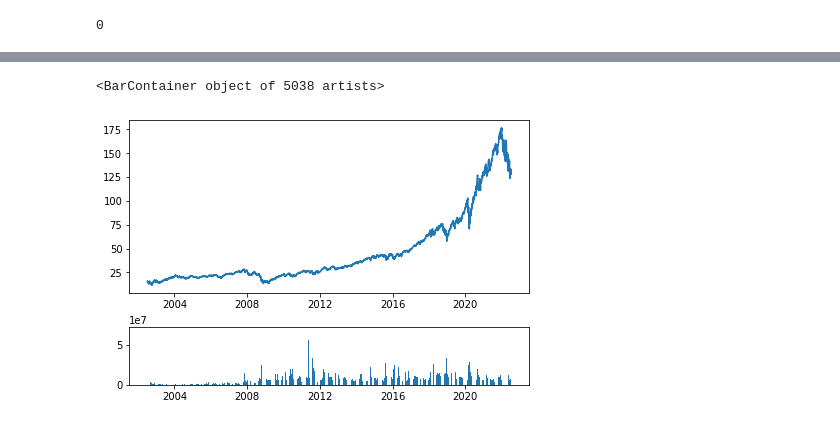
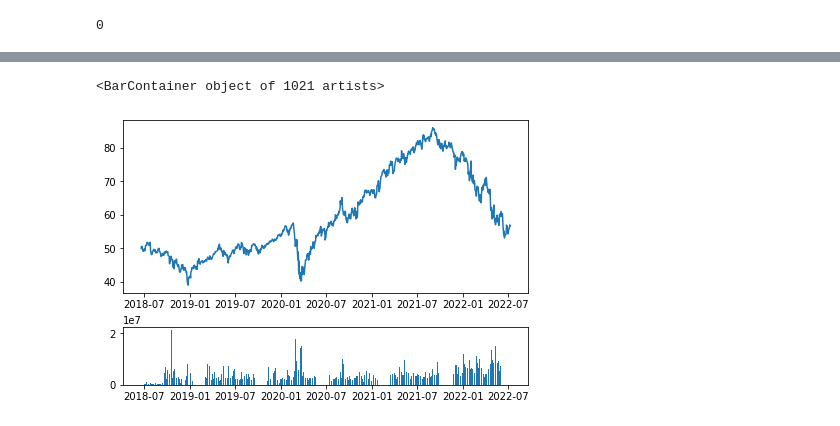
Before and after one commit to CodeCerebro/tpa, a Jupyter notebook: tda.ipynb, the cells around one changed output, grey strips where cells are left out. Cells and saved outputs as stored; diff of their text form; code cells hidden in the pictures.

```diff
--- a/tda.ipynb
+++ b/tda.ipynb
@@ -30,7 +30,7 @@ payload = {'apikey': api_key,
 def historicalPrice(symbols):
     if isinstance(symbols, dict):
         price = {}
-        for symbol in symbols.values():
+        for symbol in symbols.keys():
             url = 'https://api.tdameritrade.com/v1/marketdata/{}/pricehistory'.format(symbol)
             # extracting the response object into json format
             price[symbol] = requests.get(url, payload).json()
@@ -42,16 +42,16 @@ def historicalPrice(symbols):
 # converting miliseconds to datetime format. Also add additional day to get current date.
 
 def daily_datetime(data):
-    df=data
-    df['datetime'] = df['datetime'].map(lambda x: datetime.fromtimestamp((x + 86400000) / 1000))
-    df['datetime'] = df['datetime'].map(lambda x: datetime.strptime(str(x).split(' ')[0], '%Y-%m-%d'))
+    df = data
+    df['date'] = df['datetime'].map(lambda x: datetime.fromtimestamp((x + 86400000) / 1000))
+    df['date'] = df['date'].map(lambda x: datetime.strptime(str(x).split(' ')[0], '%Y-%m-%d'))
     return df
 # %%
 # Spider Sectors
 
-sectors = {'Communication Services': 'XLC', 'Consumer Discretionary': 'XLY', 'Consumer Staples': 'XLP',
-          'Energy': 'XLE', 'Financials': 'XLF', 'Health Care': 'XLV', 'Industrials': 'XLI', 'Materials': 'XLB',
-          'Real Estate': 'XLRE', 'Technology': 'XLK', 'Utilities': 'XLU'}
+sectors = {'XLC': 'Communication Services', 'XLY': 'Consumer Discretionary', 'XLP': 'Consumer Staples',
+          'XLE': 'Energy', 'XLF': 'Financials', 'XLV': 'Health Care', 'XLI': 'Industrials', 'XLB': 'Materials',
+          'XLRE': 'Real Estate', 'XLK': 'Technology', 'XLU': 'Utilities', 'MSOS': 'US Cannabis'}
 # %%
 # retrieving historical price of each sector.
 
@@ -60,8 +60,9 @@ os.system('say "Retrieving is done"')
 # %% [output]
 0
 # %%
-# loading json dictionary into a dataframe.
+# loading json dictionary into a dictionary of dataframes.
 
 hp_df = {}
-hp_df['XLK'] = pd.json_normalize(sectorsPrice['XLK'], 'candles')
-daily_datetime(hp_df['XLK'])
+for sector in sectors.keys():
+    hp_df[sector] = pd.json_normalize(sectorsPrice[sector], 'candles')
+    daily_datetime(hp_df[sector])
@@ -82,19 +69,19 @@ daily_datetime(hp_df['XLK'])
 # %%
 # plottinh using matplotlib
 
 import matplotlib.gridspec as gridspec
 
 fig = plt.figure(constrained_layout=True)
 gs = gridspec.GridSpec(4,4, fig)
 ax_price = fig.add_subplot(gs[:3,:])
 ax_vol = fig.add_subplot(gs[3,:])
 
-x = hp_df['XLK']['datetime']
-y_price = hp_df['XLK']['close']
-y_vol = hp_df['XLK']['volume']
+x = hp_df['XLC']['date']
+y_price = hp_df['XLC']['close']
+y_vol = hp_df['XLC']['volume']
 
 ax_price.plot(x,y_price)
 ax_vol.bar(x,y_vol)
 # %% [output]
-<BarContainer object of 5038 artists>
+<BarContainer object of 1021 artists>
-[figure, old version]
+[figure, new version]
```
Also changed, not shown: parts of 5 cells of this notebook.
